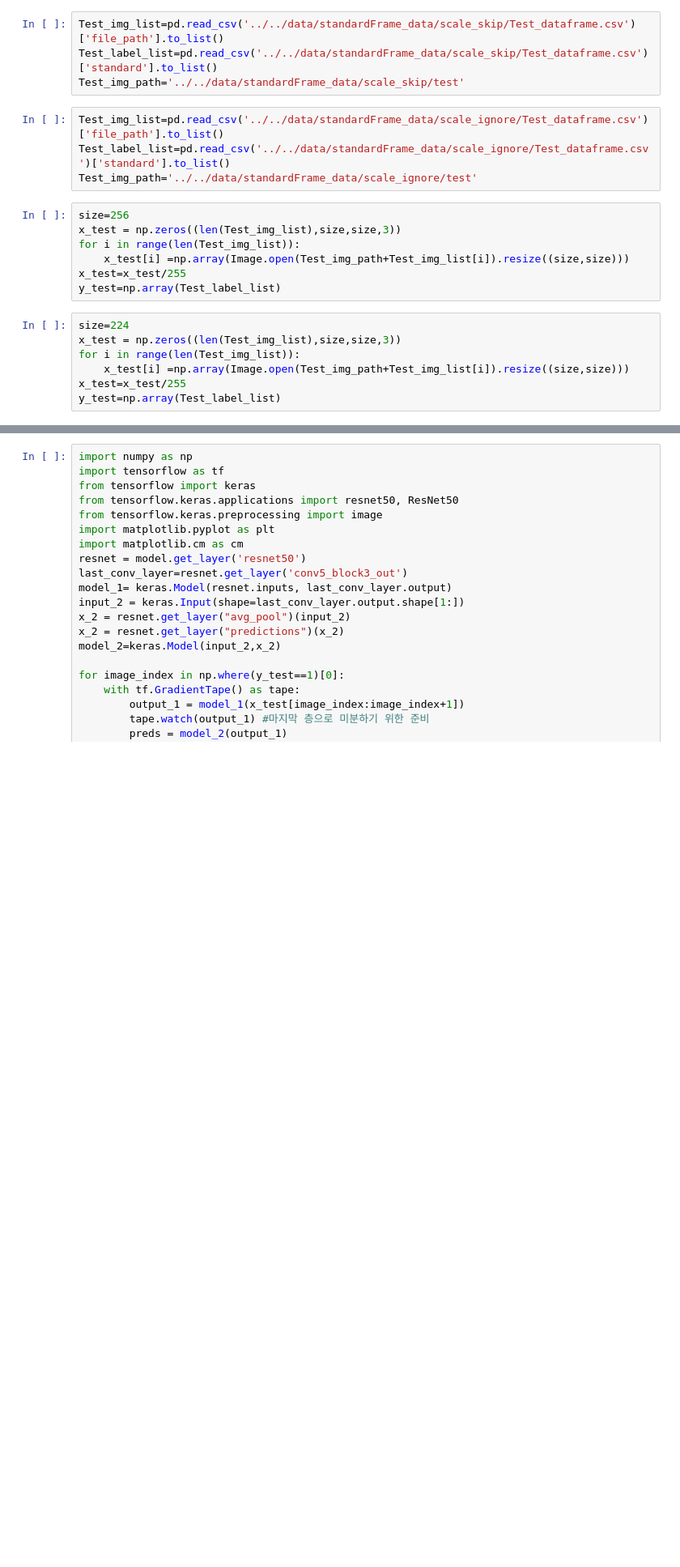
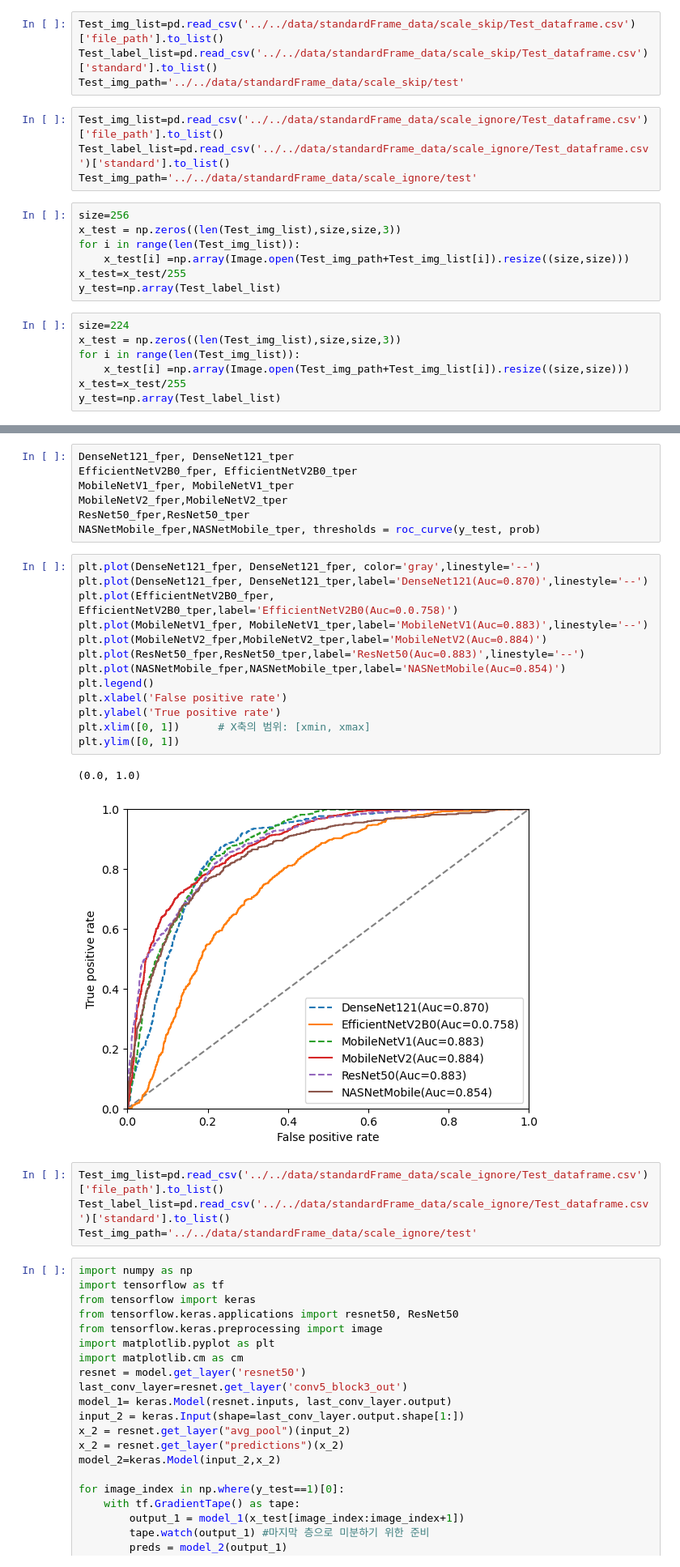
Before and after one commit to Leeyoungsup/HealcerionUltrasound, a Jupyter notebook: classification_graph1.ipynb, the cells around one changed output, grey strips where cells are left out. Shown: that part at 81% size. Saved outputs shown, nothing was run; the diff lists cells and outputs as text; blank space fills up the shorter version.

```diff
--- a/classification_graph1.ipynb
+++ b/classification_graph1.ipynb
@@ -99,3 +98,30 @@ NotStandardFrame       0.96      0.76      0.85      2830
+# %%
+DenseNet121_fper, DenseNet121_tper
+EfficientNetV2B0_fper, EfficientNetV2B0_tper
+MobileNetV1_fper, MobileNetV1_tper
+MobileNetV2_fper,MobileNetV2_tper
+ResNet50_fper,ResNet50_tper
+NASNetMobile_fper,NASNetMobile_tper, thresholds = roc_curve(y_test, prob)
+# %%
+plt.plot(DenseNet121_fper, DenseNet121_fper, color='gray',linestyle='--')
+plt.plot(DenseNet121_fper, DenseNet121_tper,label='DenseNet121(Auc=0.870)',linestyle='--')
+plt.plot(EfficientNetV2B0_fper, EfficientNetV2B0_tper,label='EfficientNetV2B0(Auc=0.0.758)')
+plt.plot(MobileNetV1_fper, MobileNetV1_tper,label='MobileNetV1(Auc=0.883)',linestyle='--')
+plt.plot(MobileNetV2_fper,MobileNetV2_tper,label='MobileNetV2(Auc=0.884)')
+plt.plot(ResNet50_fper,ResNet50_tper,label='ResNet50(Auc=0.883)',linestyle='--')
+plt.plot(NASNetMobile_fper,NASNetMobile_tper,label='NASNetMobile(Auc=0.854)')
+plt.legend()
+plt.xlabel('False positive rate')
+plt.ylabel('True positive rate')
+plt.xlim([0, 1])      # X축의 범위: [xmin, xmax]
+plt.ylim([0, 1])
+# %% [output]
+(0.0, 1.0)
+[figure, added]
+# %%
+Test_img_list=pd.read_csv('../../data/standardFrame_data/scale_ignore/Test_dataframe.csv')['file_path'].to_list()
+Test_label_list=pd.read_csv('../../data/standardFrame_data/scale_ignore/Test_dataframe.csv')['standard'].to_list()
+Test_img_path='../../data/standardFrame_data/scale_ignore/test'
 # %%
 import numpy as np
 import tensorflow as tf
```
Also changed, not shown: parts of 2 cells of this notebook, 3 other files.
